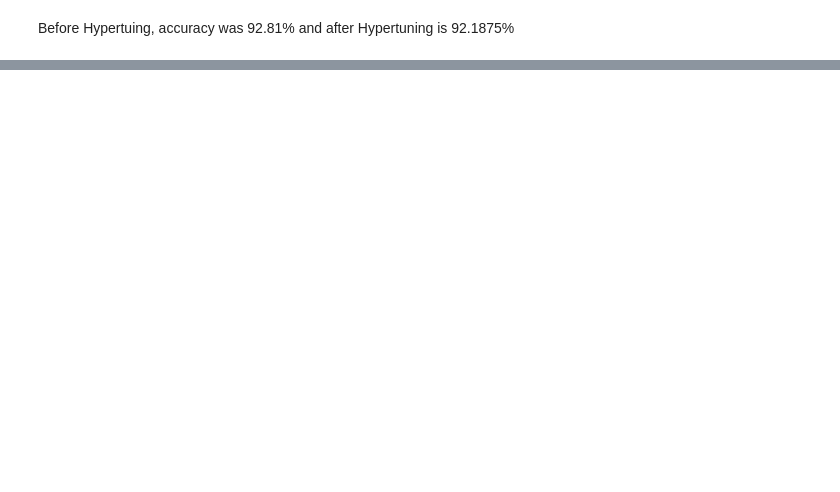
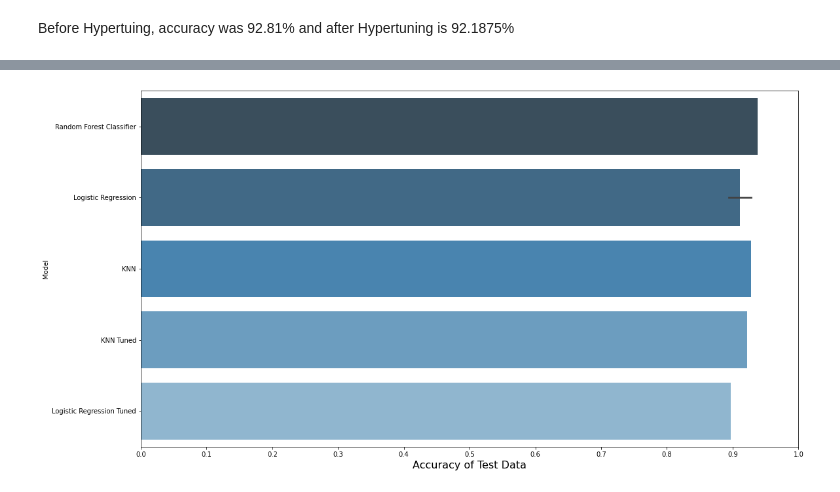
Before and after one commit to SahilChachra/Redwine-Quality-Analysis-and-Prediction, a Jupyter notebook: Red Wine EDA and Prediction.ipynb, the cells around one changed output, grey strips where cells are left out. Saved outputs shown, nothing was run; the diff lists cells and outputs as text; code cells hidden in the pictures; blank space fills up the shorter version.

```diff
--- a/Red Wine EDA and Prediction.ipynb
+++ b/Red Wine EDA and Prediction.ipynb
@@ -782,0 +1030,12 @@ Before Hypertuing, accuracy was 92.81% and after Hypertuning is 92.1875%
+# %%
+f,ax = plt.subplots(1,1,figsize=(18,10))
+predictions.sort_values(by=['Accuracy of Test Data'],ascending=False,inplace=True)
+sns.barplot(x='Accuracy of Test Data', y='Model',data=predictions,palette='Blues_d')
+#axes[0].set(xlabel='Region', ylabel='Charges')
+ax.set_xlabel('Accuracy of Test Data', size=16)
+ax.set_ylabel('Model')
+ax.set_xlim(0,1.0)
+ax.set_xticks(np.arange(0, 1.1, 0.1))
+plt.show()
+# %% [output]
+[figure, added]
```
Also changed, not shown: parts of 25 cells of this notebook.
